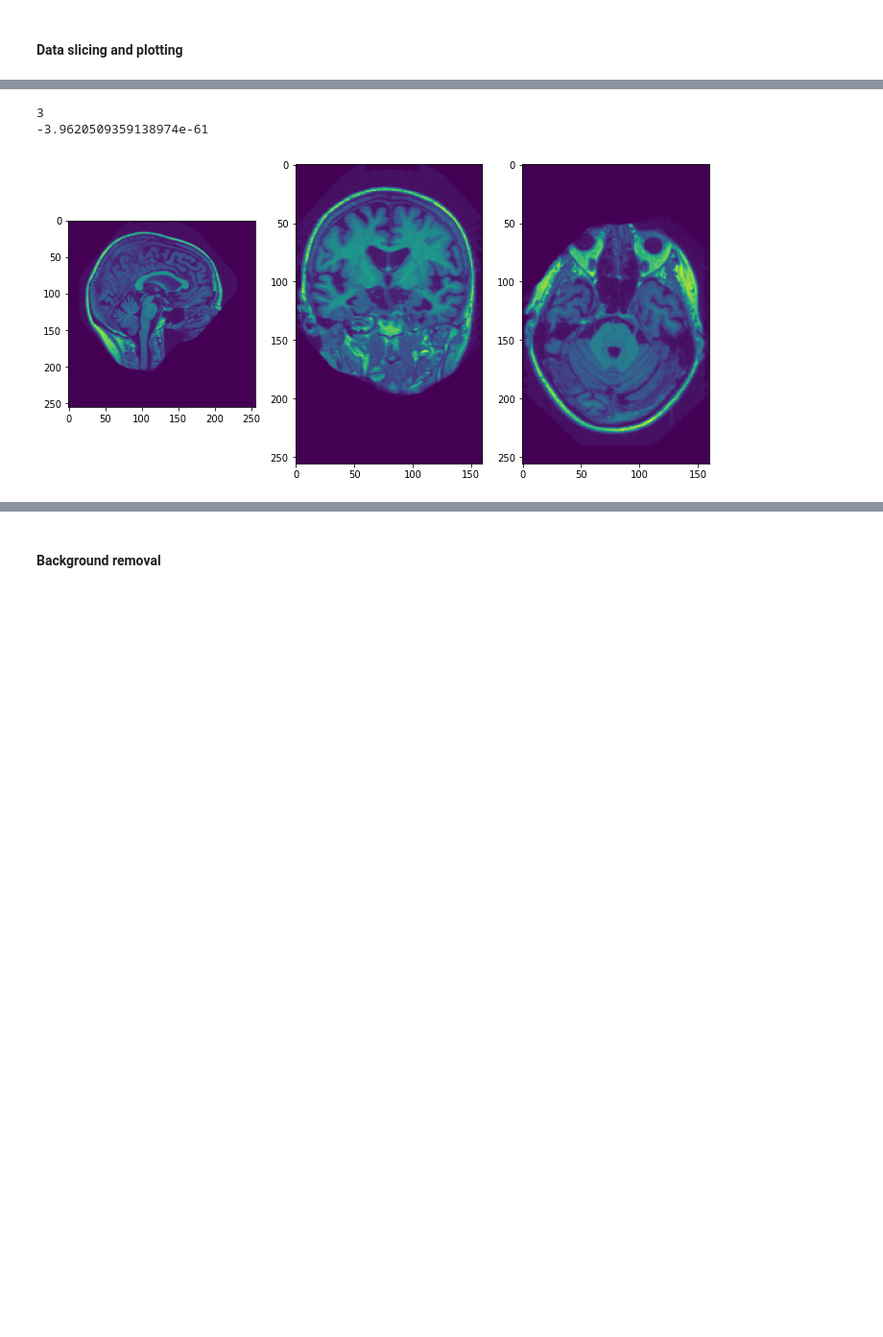
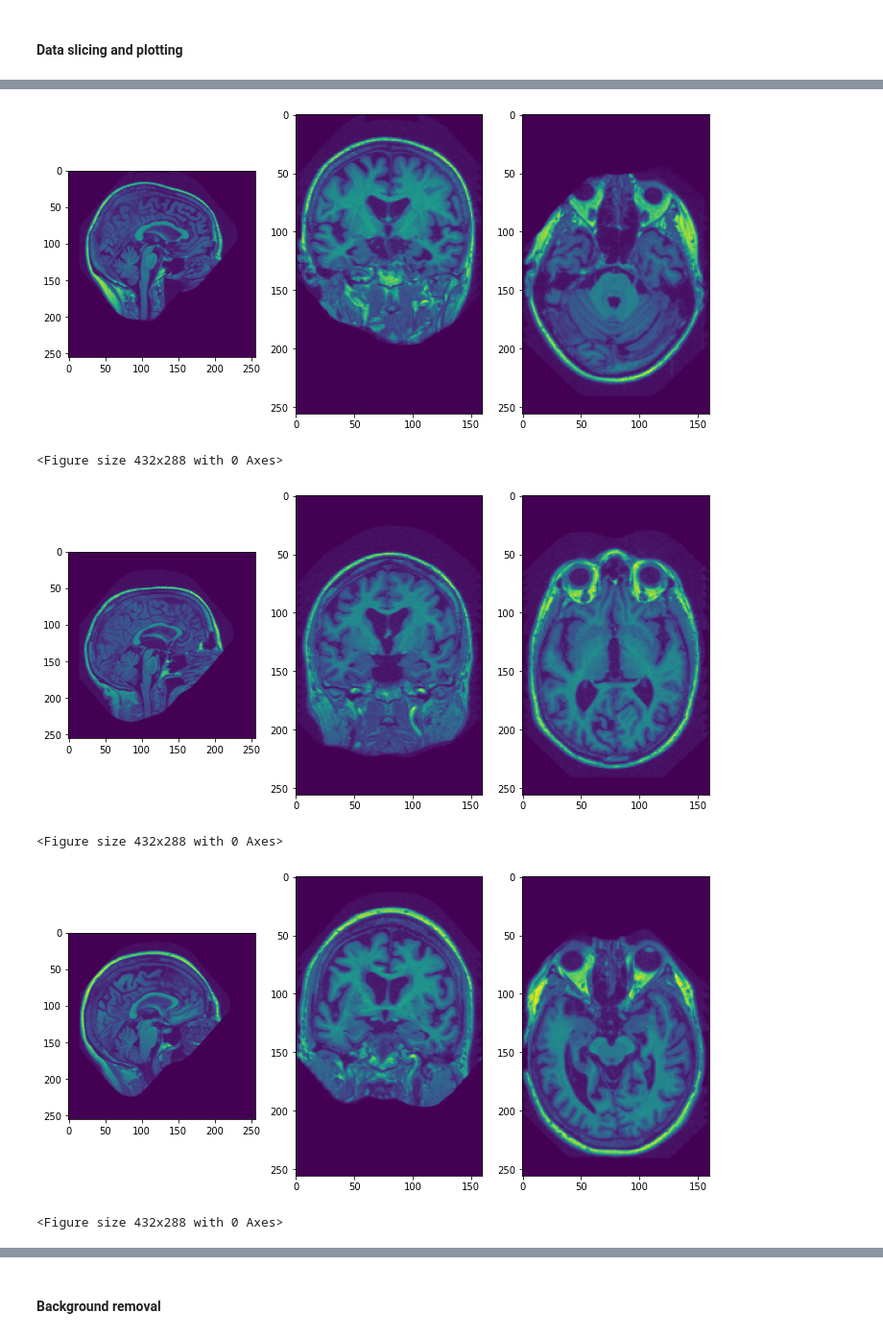
Before and after one commit to lphoogenboom/altenheim, a Jupyter notebook: Jupyter/Part_II_SC42140.ipynb, the cells around one changed output, grey strips where cells are left out. Shown at 96% size. Cells and saved outputs as stored; diff of their text form; code cells hidden in the pictures; blank space fills up the shorter version.

Commit message:
adds part 2

```diff
--- a/Jupyter/Part_II_SC42140.ipynb
+++ b/Jupyter/Part_II_SC42140.ipynb
@@ -11,24 +11,25 @@ import nibabel
 # %% [markdown]
 #### Import MRI data
 # %%
-# Choose patient ID number
-subject = 'sub-OASIS10003'
+## Choose patient ID number
+#subject = 'sub-OASIS10003'
 #subject = 'sub-OASIS10001'
 #subject = 'sub-OASIS10184'
 #subject = 'sub-OASIS10322'
 #subject = 'sub-OASIS10440'
+patients = ['sub-OASIS10003','sub-OASIS10001','sub-OASIS10184','sub-OASIS10322','sub-OASIS10440']
 
 # Import data from compressed NIfTI-1 file format using NiBabel
-raw_data = nibabel.load('../data/raw/' + subject + '.nii.gz')
+# raw_data = nibabel.load('../data/raw/' + subject + '.nii.gz')
 
 # Image header
-header = raw_data.header
+# header = raw_data.header
 
 # Image tensor (Numpy format)
-image_data = raw_data.get_fdata()
+# image_data = raw_data.get_fdata()
 
 # Affine spatial transform
-affine_spatial_transform = raw_data.affine
+# affine_spatial_transform = raw_data.affine
 # %%
 # Analyze the header and answer the questions (MRI image shape, voxel size, image data type)
 # Look up information about NIfTI1 format headers in the NiBabel documentation
@@ -69,12 +51,15 @@ def show_MRI_slices(slices):
     """ Display a row of image slices """
     fig, axes = plt.subplots(1, len(slices), figsize=(10,5))
     fig.tight_layout()
-    print(len(axes))
-    print(slices[0][0][0])
+    for i, slice in enumerate(slices):
+        axes[i].imshow(slice)
 
-    for i, slice in enumerate(slices):
+def loadPatient(patientID):
+    rawData = nibabel.load('../data/raw/' + patientID + '.nii.gz')
+    return rawData
 
-        axes[i].imshow(slice)
-        #print(slice[i])
-        #plt.plot(slice)
-        pass
+def slicePatient(patientData):
+    sliceYZ = patientData[127, :, :]
+    sliceXZ = patientData[:, 127, :]
+    sliceXY = patientData[:, :, 80]
+    return sliceXY, sliceYZ, sliceXZ
@@ -85,11 +70,19 @@ raw_data.shape
 # %%
 # Replace the question marks, and uncomment the following lines of code
-slice_YZ = image_data[127, :, :]
-slice_XZ = image_data[:, 127, :]
-slice_XY = image_data[:, :, 80]
-show_MRI_slices([ndimage.rotate(slice_XY,90), ndimage.rotate(slice_YZ, 180), ndimage.rotate(slice_XZ, 180)])
-plt.show()
+for patient in patients:
+    patientData = loadPatient(patient)
+    patientData = patientData.get_fdata()
+    sliceXY, sliceYZ, sliceXZ = slicePatient(patientData)
+    show_MRI_slices([ndimage.rotate(sliceXY,90), ndimage.rotate(sliceYZ, 180), ndimage.rotate(sliceXZ, 180)])
+    plt.show()
+    plt.savefig('../graphics/part2/'+patient+'.png')
+
+#slices = slicePatient(patientData)
+#show_MRI_slices([ndimage.rotate(sliceXY,90), ndimage.rotate(sliceYZ, 180), ndimage.rotate(sliceXZ, 180)])
 # %% [output]
+[figure]
-3
--3.9620509359138974e-61
+<Figure size 432x288 with 0 Axes>
-[figure]
+[figure, added]
+<Figure size 432x288 with 0 Axes>
+[figure, added]
+<Figure size 432x288 with 0 Axes>
```
Also changed, not shown: parts of 5 cells of this notebook, 6 other files.
